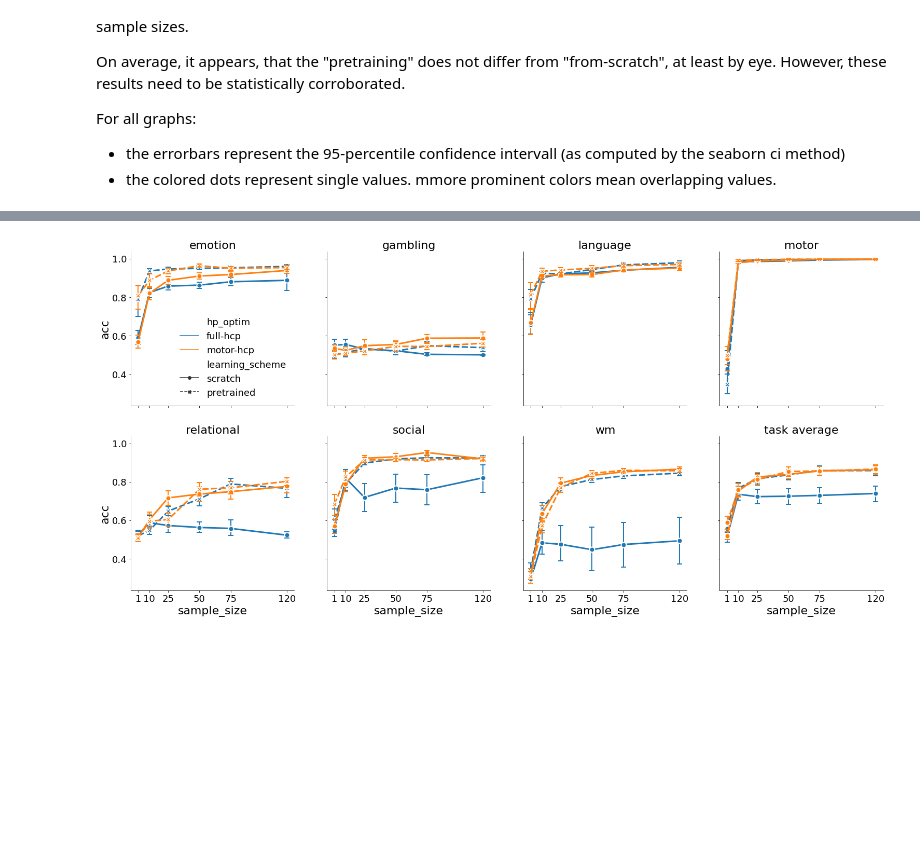
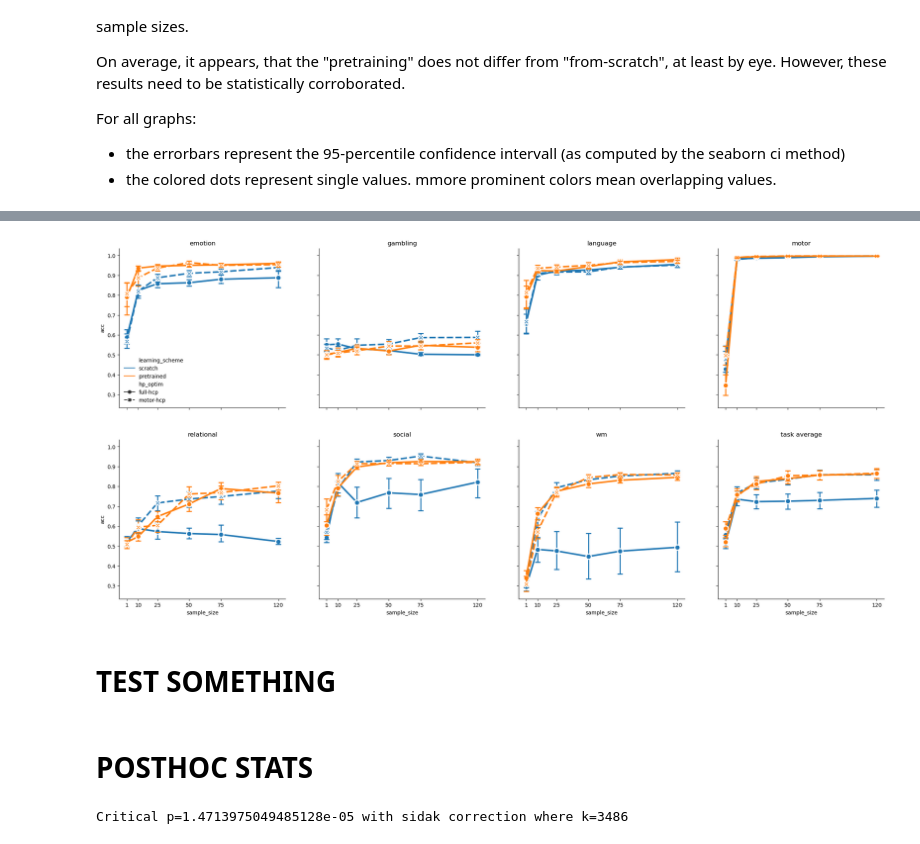
Before and after one commit to PhilippS893/thesis_code_and_analyses, a Jupyter notebook: 04_transfer_learning/analyse_tl.ipynb, the cells around one changed output, grey strips where cells are left out. Drawn from its saved outputs; the diff is of its cells as text; code cells hidden in the pictures; blank space fills up the shorter version.

Commit message:
computed pairwise stats TL

```diff
--- a/04_transfer_learning/analyse_tl.ipynb
+++ b/04_transfer_learning/analyse_tl.ipynb
@@ -461,0 +364,39 @@ spss_df_arcsin.to_csv("./stats/accs_for_spss_both_models_arcsin.csv", index=Fals
+# %%
+# separate HP optim
+fig, axes = plt.subplots(1, 3, figsize=(20, 8), sharey=True, gridspec_kw={'width_ratios': [1.5, 1.5, .5]})
+
+# 1. main effect: task
+x = 'task'
+
+axes[0].set_xlim([.5, 2.5])
+sns.barplot(ax=axes[0], x=x, y="acc", hue="hp_optim", data=full, palette=sns.set_palette([[.5, .5, .5], [.7, .7, .7]]), alpha=.5, errorbar=("ci", 95), n_boot=5000, capsize=.2, width=.7, zorder=0)
+sns.stripplot(ax=axes[0], x=x, y="acc", data=full, hue="hp_optim", zorder=1, alpha=.2, size=8, palette="cool", legend=False, dodge=True)
+axes[0].set_title(x);
+axes[0].set_xticklabels(sorted(left_out_tasks), rotation=45);
+
+# 2. main effect: training sample size
+x = 'sample_size'
+
+axes[1].set_xlim([.5, 2.5])
+sns.barplot(ax=axes[1], x=x, y="acc", data=full, hue="hp_optim", errorbar=("ci", 95), n_boot=5000, capsize=.2, alpha=.5, width=.7, zorder=0)
+sns.stripplot(ax=axes[1], x=x, y="acc", data=full, hue="hp_optim", zorder=1, alpha=.2, size=8, palette="cool", legend=False, dodge=True)
+axes[1].set_title(x);
+
+# 3. main effect: learning approach
+x = 'learning_scheme'
+
+axes[2].set_xlim([.5, 2.5])
+sns.barplot(ax=axes[2], x=x, y="acc", data=full, hue="hp_optim", errorbar=("ci", 95), n_boot=5000, capsize=.2, alpha=.5, width=.7, zorder=0)
+sns.stripplot(ax=axes[2], x=x, y="acc", data=full, hue="hp_optim", palette="cool", zorder=1, alpha=.2, size=8, legend=False, dodge=True)
+axes[2].set_title(x);
+axes[2].set_xticklabels(training_approach, rotation=45)
+
+for i, ax in enumerate(axes):
+    ax.set(xlabel=None, ylabel="accuracy");
+    ax.set_ylim([0, 1.05])
+    ax.spines[['right', 'top']].set_visible(False)
+    if i > 0:
+        ax.legend([],[],frameon=False)
+
+sns.reset_defaults()
+plt.savefig('figures/hp-optim_interactions.pdf', facecolor=fig.get_facecolor(), transparent=True)
@@ -462,27 +405,27 @@ spss_df_arcsin.to_csv("./stats/accs_for_spss_both_models_arcsin.csv", index=Fals
 # %%
 fig, axes = plt.subplots(2, 4, figsize=(26, 12), sharex=True, sharey=True)
 for i, ax, in enumerate(fig.axes[:-1]):
     if i == 0:
         plt_legend=True
     else:
         plt_legend=False
 
-    sns.lineplot(ax=ax, data=full[full.task==target_task[i]], x='sample_size', y="acc", hue='hp_optim', style='learning_scheme',
+    sns.lineplot(ax=ax, data=full[full.task==target_task[i]], x='sample_size', y="acc", hue='learning_scheme', style='hp_optim',
                 markers=True, linewidth=3, markeredgewidth=2, markeredgecolor='white', markersize=10, errorbar=("ci", 95), n_boot=5000,
                 err_style="bars", err_kws={'capsize': 5, 'elinewidth': 2, 'capthick': 2}, legend=plt_legend)
 
     ax.spines['top'].set_visible(False), ax.spines['right'].set_visible(False);
     ax.set_title(target_task[i])
     if i == 0:
         ax.legend(frameon=False)
 
 sns.lineplot(ax=fig.axes[-1], data=full, y='acc', x='sample_size', hue='hp_optim', style='learning_scheme',
             marker='o', linewidth=3, markeredgewidth=2, markeredgecolor='white', markersize=10,
             err_style="bars", err_kws={'capsize': 5, 'elinewidth': 2, 'capthick': 2}, legend=plt_legend, errorbar=("ci", 95), n_boot=5000)
 fig.axes[-1].set_xticks(sample_sizes)
 fig.axes[-1].spines['top'].set_visible(False), fig.axes[-1].spines['right'].set_visible(False);
 fig.axes[-1].set_title('task average');
 
-plt.savefig('figures/conf-mats-best-folds.pdf', facecolor=fig.get_facecolor(), transparent=True)
+plt.savefig('figures/4way.pdf', facecolor=fig.get_facecolor(), transparent=True)
 # %% [output]
-[figure, old version]
+[figure, new version]
@@ -525,0 +432,4 @@ mypalette = sns.set_palette(sns.color_palette(colors))
+# %% [markdown]
+# TEST SOMETHING
+# %% [markdown]
+# POSTHOC STATS
@@ -525,0 +476,8 @@ mypalette = sns.set_palette(sns.color_palette(colors))
+# %%
+interaction = ['.*'.join(c) for c in product(tasks, schemes, sizes)]
+pw_combis = [[c[0], c[1]] for c in combinations(interaction, 2)]
+
+df_posthoc = posthoc_tests(df, pw_combis, [1, -1])
+df_posthoc.to_csv("stats/pairwise-posthoc_task-scheme-size.csv")
+# %% [output]
+Critical p=1.4713975049485128e-05 with sidak correction where k=3486
```
Also changed, not shown: parts of 23 cells of this notebook, 34 other files.
